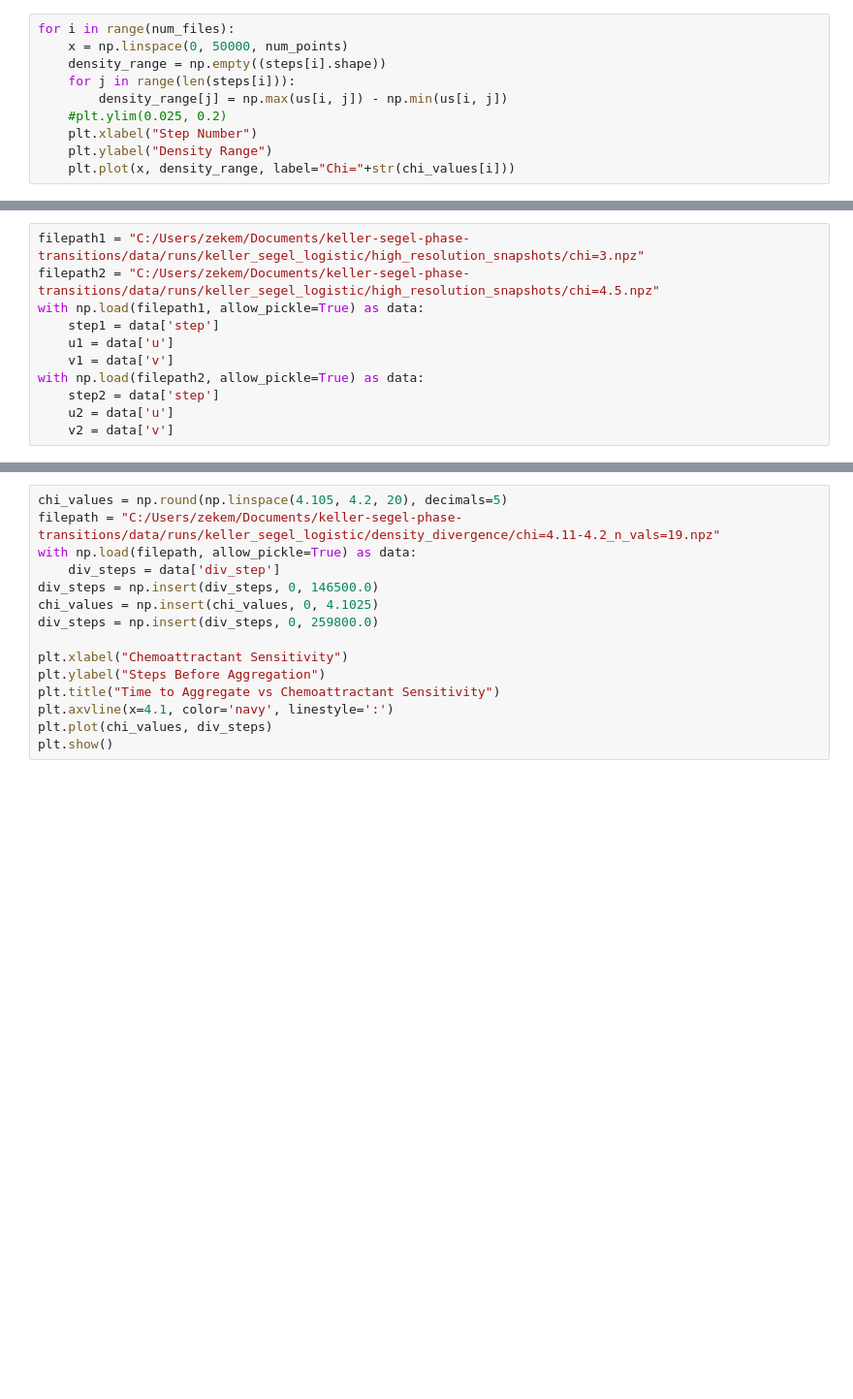
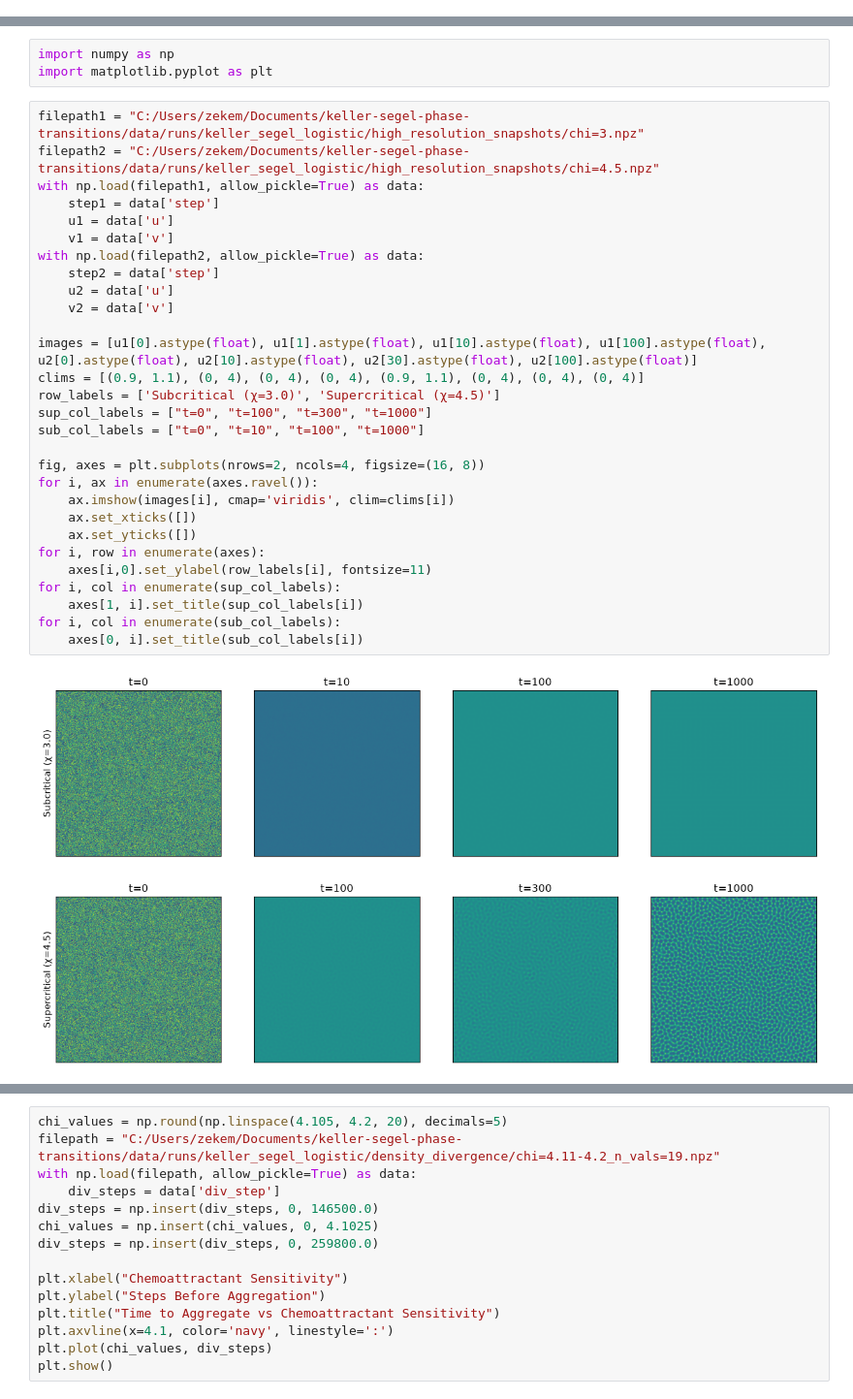
Before and after one commit to zekemarzolf/keller-segel-phase-transitions, a Jupyter notebook: notebooks/keller_segel_logistic_results.ipynb, the cells around one changed output, grey strips where cells are left out. Shown at 97% size. Cells and saved outputs as stored; diff of their text form; blank space fills up the shorter version.

```diff
--- a/notebooks/keller_segel_logistic_results.ipynb
+++ b/notebooks/keller_segel_logistic_results.ipynb
@@ -26,10 +0,0 @@ print(steps.shape, us.shape, vs.shape)
-# %%
-for i in range(num_files):
-    x = np.linspace(0, 50000, num_points)
-    density_range = np.empty((steps[i].shape))
-    for j in range(len(steps[i])):
-        density_range[j] = np.max(us[i, j]) - np.min(us[i, j])
-    #plt.ylim(0.025, 0.2)
-    plt.xlabel("Step Number")
-    plt.ylabel("Density Range")
-    plt.plot(x, density_range, label="Chi="+str(chi_values[i]))
@@ -38,11 +27,34 @@ for i in range(num_files):
+# %%
+import numpy as np
+import matplotlib.pyplot as plt
 # %%
 filepath1 = "C:/Users/zekem/Documents/keller-segel-phase-transitions/data/runs/keller_segel_logistic/high_resolution_snapshots/chi=3.npz"
 filepath2 = "C:/Users/zekem/Documents/keller-segel-phase-transitions/data/runs/keller_segel_logistic/high_resolution_snapshots/chi=4.5.npz"
 with np.load(filepath1, allow_pickle=True) as data:
     step1 = data['step']
     u1 = data['u']
     v1 = data['v']
 with np.load(filepath2, allow_pickle=True) as data:
     step2 = data['step']
     u2 = data['u']
     v2 = data['v']
+
+images = [u1[0].astype(float), u1[1].astype(float), u1[10].astype(float), u1[100].astype(float), u2[0].astype(float), u2[10].astype(float), u2[30].astype(float), u2[100].astype(float)]
+clims = [(0.9, 1.1), (0, 4), (0, 4), (0, 4), (0.9, 1.1), (0, 4), (0, 4), (0, 4)]
+row_labels = ['Subcritical (χ=3.0)', 'Supercritical (χ=4.5)']
+sup_col_labels = ["t=0", "t=100", "t=300", "t=1000"]
+sub_col_labels = ["t=0", "t=10", "t=100", "t=1000"]
+
+fig, axes = plt.subplots(nrows=2, ncols=4, figsize=(16, 8))
+for i, ax in enumerate(axes.ravel()):
+    ax.imshow(images[i], cmap='viridis', clim=clims[i])
+    ax.set_xticks([])
+    ax.set_yticks([])
+for i, row in enumerate(axes):
+    axes[i,0].set_ylabel(row_labels[i], fontsize=11)
+for i, col in enumerate(sup_col_labels):
+    axes[1, i].set_title(sup_col_labels[i])
+for i, col in enumerate(sub_col_labels):
+    axes[0, i].set_title(sub_col_labels[i])
+# %% [output]
+[figure, added]
```
Also changed, not shown: parts of 17 cells of this notebook, 8 other files.
